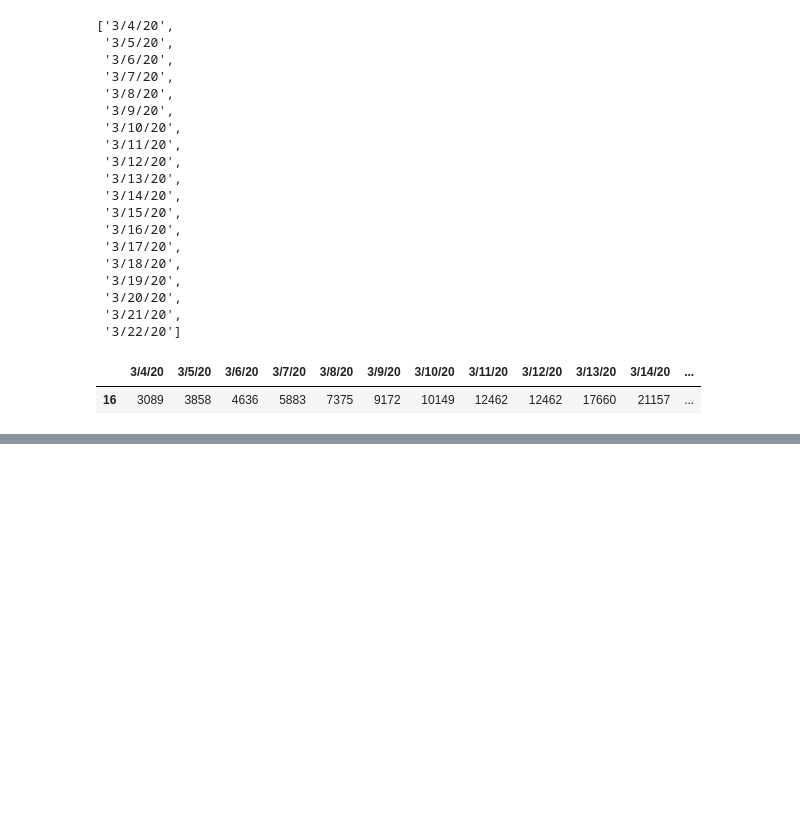
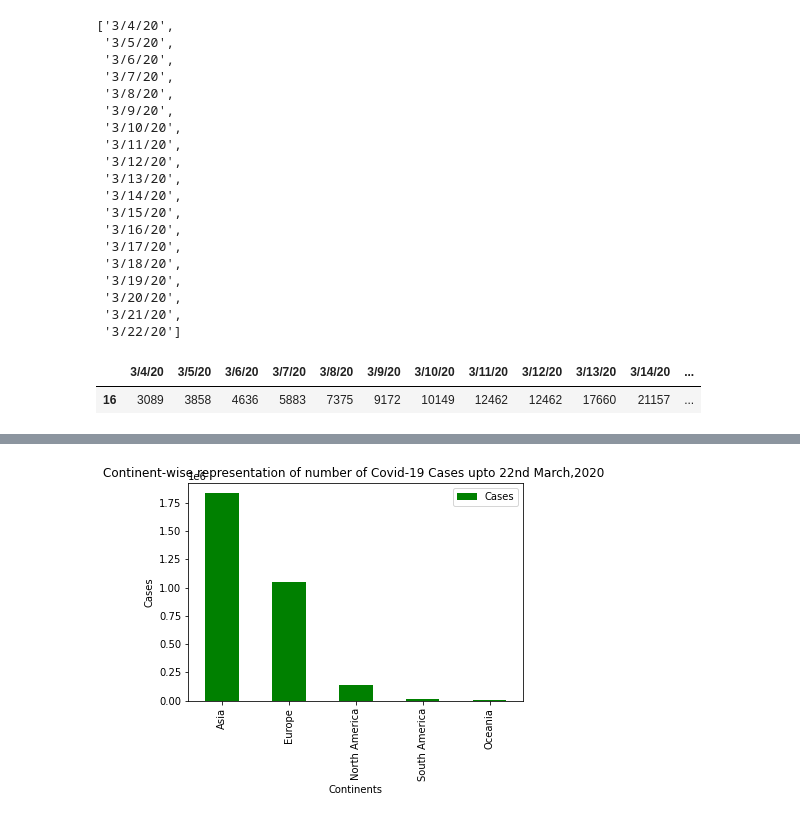
Before and after one commit to gmpravin/10DaysMLChallange-Coronoviras, a Jupyter notebook: Day1.ipynb, the cells around one changed output, grey strips where cells are left out. Cells and saved outputs as stored; diff of their text form; code cells hidden in the pictures; blank space fills up the shorter version.

```diff
--- a/Day1.ipynb
+++ b/Day1.ipynb
@@ -407,0 +455,2 @@ ValueError: ignored
+# %%
+merged_df = pd.merge(left=df2, right=continents, left_on='Country/Region', right_on='Country')
@@ -407,0 +473,2 @@ ValueError: ignored
+# %%
+merged1 = merged_df.groupby(['Continent'],as_index=False).sum()
@@ -407,0 +487,10 @@ ValueError: ignored
+# %%
+top5continents=merged1.nlargest(5,"Totel ")
+# %%
+h1=top5continents["Continent"]
+h2=top5continents["Totel "]
+h3=top5continents["3/22/20"]
+task3=pd.DataFrame(columns=['Continent','Cases'])
+task3['Continent']=h1
+task3['Cases']=h2
+task3
@@ -407,0 +504,8 @@ ValueError: ignored
+# %%
+task3.plot(x='Continent',y='Cases',kind='bar',color='green')
+plt.xlabel('Continents')
+plt.ylabel('Cases')
+plt.title('Continent-wise representation of number of Covid-19 Cases upto 22nd March,2020 ')
+plt.show()
+# %% [output]
+[figure, added]
```
Also changed, not shown: parts of 10 cells of this notebook.
